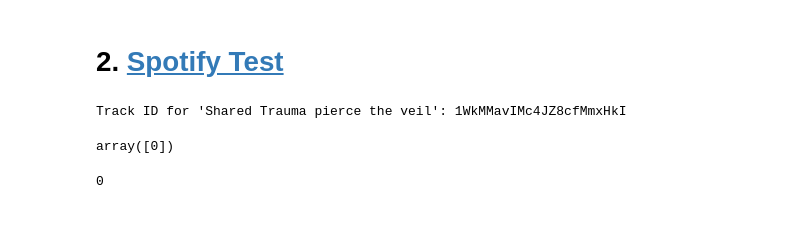
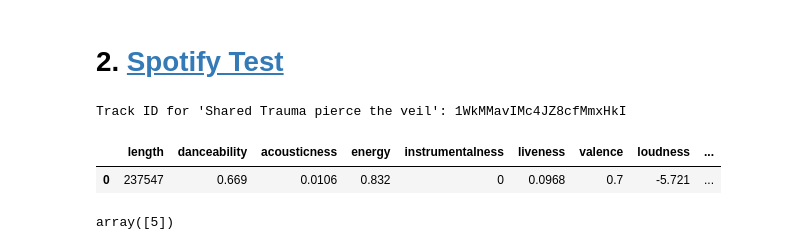
Before and after one commit to yp2353/yp2353-Team-1, a Jupyter notebook: classifier.ipynb, the cells around one changed output. Cells and saved outputs as stored; diff of their text form; code cells hidden in the pictures; blank space fills up the shorter version.

```diff
--- a/classifier.ipynb
+++ b/classifier.ipynb
@@ -123,27 +169,28 @@ else:
     print("No results found for the given query.")
 
 data = sp.audio_features(track_id)
-
-spotify_data = pd.DataFrame(data)
-spotify_data = spotify_data[['duration_ms', 'danceability', 'acousticness', 'energy', 'instrumentalness', 'liveness', 'valence', 'loudness', 'speechiness', 'tempo', 'key', 'time_signature']]
-
-# Rename 'duration_ms' to 'length'
-spotify_data.rename(columns={'duration_ms': 'length'}, inplace=True)
-spotify_data['popularity'] = 1
-# Reorder columns
-ordered_columns = ['popularity', 'length', 'danceability', 'acousticness', 'energy', 'instrumentalness', 'liveness', 'valence', 'loudness', 'speechiness', 'tempo', 'key', 'time_signature']
-spotify_data = spotify_data[ordered_columns]
-spotify_data
-
-# Predict
-model_name = "Gradient_Boosting_Classifier"
-loaded_model = joblib.load('assets/{}.bin'.format(model_name))
-result = loaded_model.predict(spotify_data)
-result
 # %% [output]
 Track ID for 'Shared Trauma pierce the veil': 1WkMMavIMc4JZ8cfMmxHkI
-array([0])
-# %%
-[0]
-# %% [output]
-0
+# %%
+spotify_data = pd.DataFrame(data)
+spotify_data = spotify_data[['duration_ms', 'danceability', 'acousticness', 'energy', 'instrumentalness', 'liveness', 'valence', 'loudness', 'speechiness', 'tempo', 'key', 'time_signature']]
+
+# Rename 'duration_ms' to 'length'
+spotify_data.rename(columns={'duration_ms': 'length'}, inplace=True)
+# spotify_data['popularity'] = 1
+# Reorder columns
+ordered_columns = ['length', 'danceability', 'acousticness', 'energy', 'instrumentalness', 'liveness', 'valence', 'loudness', 'speechiness', 'tempo', 'key', 'time_signature']
+spotify_data = spotify_data[ordered_columns]
+spotify_data
+# %% [output]
+|  | length | danceability | acousticness | energy | instrumentalness | liveness | valence | loudness | ... |
+| 0 | 237547 | 0.669 | 0.0106 | 0.832 | 0 | 0.0968 | 0.7 | -5.721 | ... |
+# %%
+
+# Predict
+model_name = "Gradient Boosting Classifier"
+loaded_model = joblib.load('{}.bin'.format(model_name))
+result = loaded_model.predict(spotify_data)
+result
+# %% [output]
+array([5])
```
Also changed, not shown: parts of 4 cells of this notebook, 5 other files.
